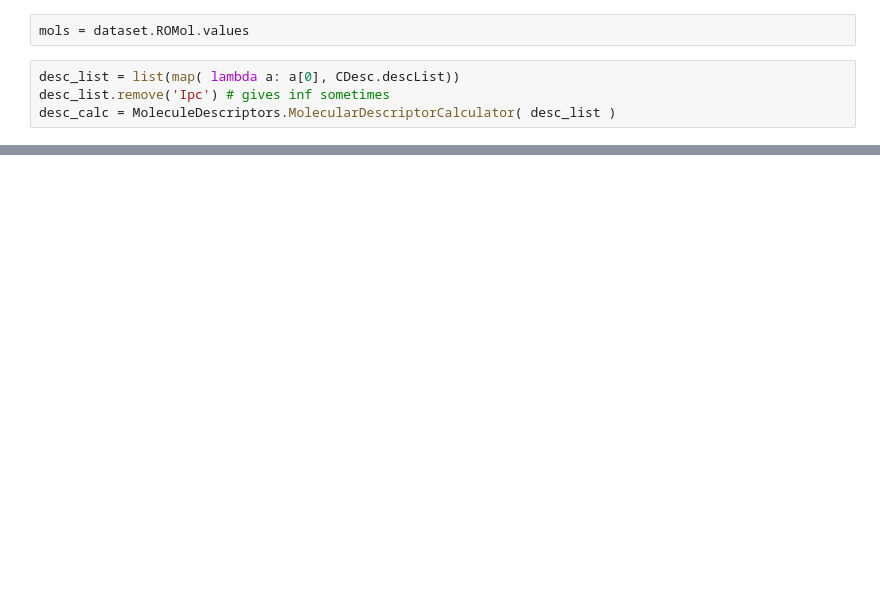
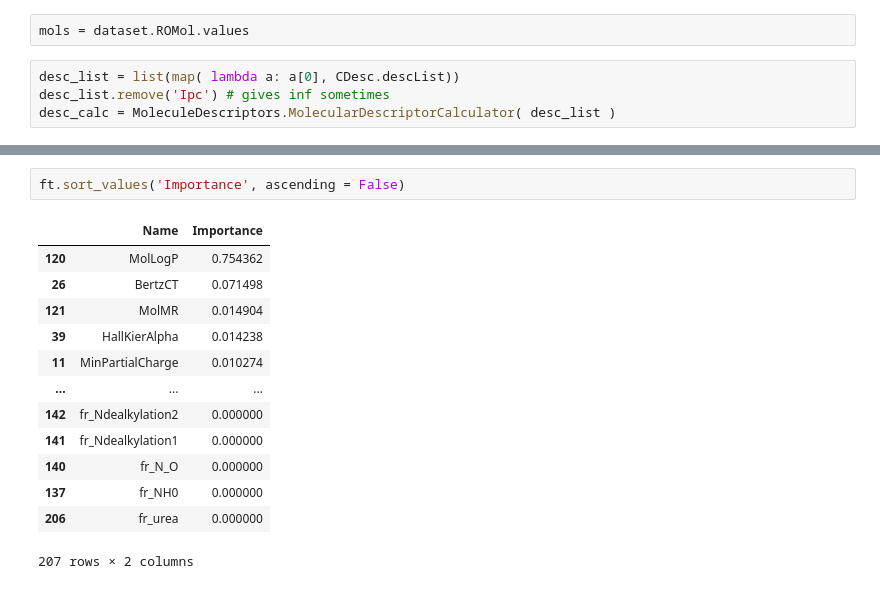
Before and after one commit to dseeliger/ITNLecture, a Jupyter notebook: notebooks/ADME_Model.ipynb, the cells around one changed output, grey strips where cells are left out. Saved outputs shown, nothing was run; the diff lists cells and outputs as text; blank space fills up the shorter version.

```diff
--- a/notebooks/ADME_Model.ipynb
+++ b/notebooks/ADME_Model.ipynb
@@ -95,0 +75,16 @@ RDKit WARNING: [19:31:16] WARNING: not removing hydrogen atom without neighbors
+# %%
+ft.sort_values('Importance', ascending = False)
+# %% [output]
+|  | Name | Importance |
+| 120 | MolLogP | 0.754362 |
+| 26 | BertzCT | 0.071498 |
+| 121 | MolMR | 0.014904 |
+| 39 | HallKierAlpha | 0.014238 |
+| 11 | MinPartialCharge | 0.010274 |
+| ... | ... | ... |
+| 142 | fr_Ndealkylation2 | 0.000000 |
+| 141 | fr_Ndealkylation1 | 0.000000 |
+| 140 | fr_N_O | 0.000000 |
+| 137 | fr_NH0 | 0.000000 |
+| 206 | fr_urea | 0.000000 |
+207 rows × 2 columns
```
Also changed, not shown: parts of 22 cells of this notebook, 2 other files.
